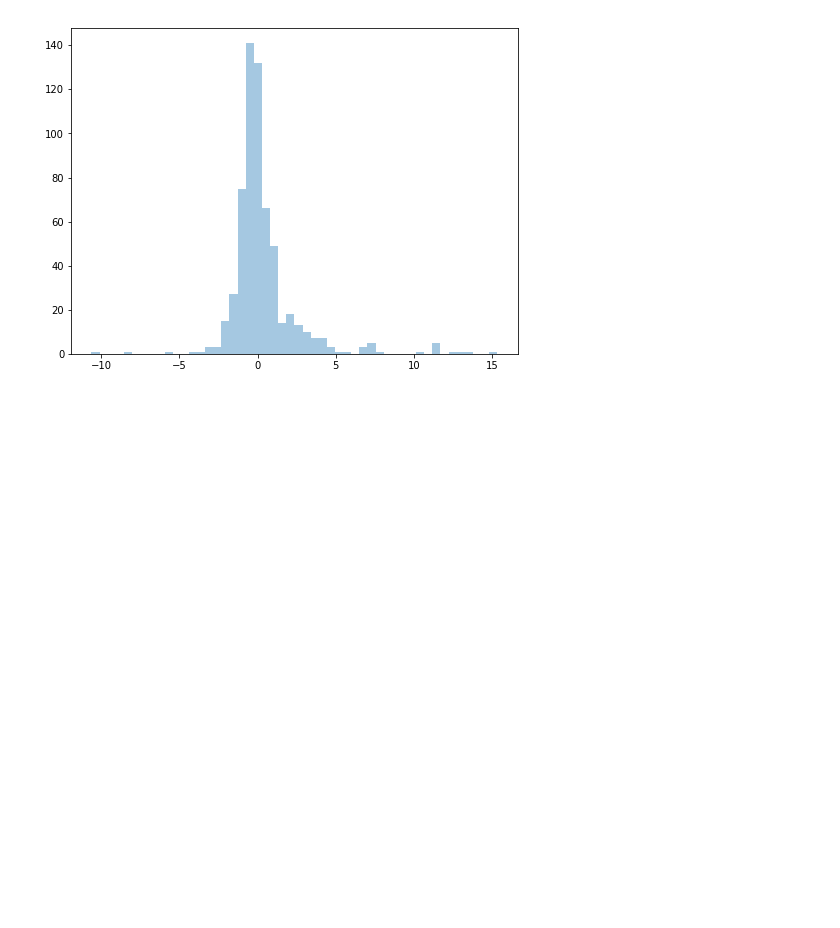
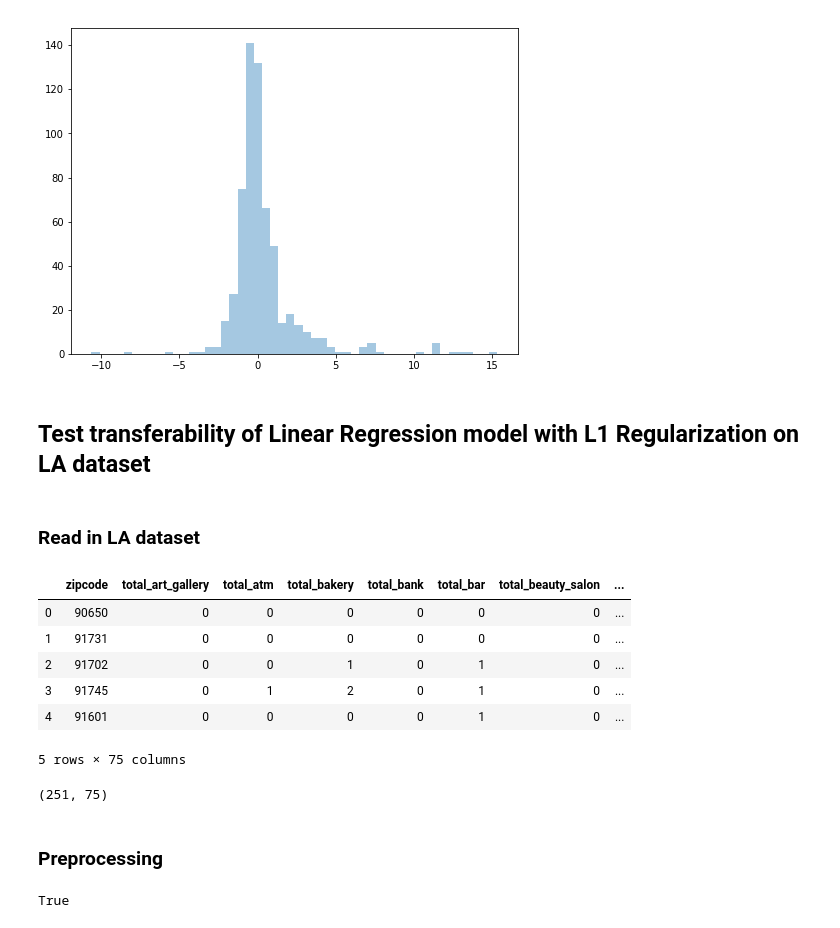
Before and after one commit to FredaXin/capstone, a Jupyter notebook: code/05_03_modeling_phase_3_generalization.ipynb, the cells around one changed output. Cells and saved outputs as stored; diff of their text form; code cells hidden in the pictures; blank space fills up the shorter version.

```diff
--- a/code/05_03_modeling_phase_3_generalization.ipynb
+++ b/code/05_03_modeling_phase_3_generalization.ipynb
@@ -749,3 +749,25 @@ plt.figure(figsize=(8, 6))
 sns.distplot(resids, kde = False);
 # %% [output]
 [figure]
+# %% [markdown]
+## Test transferability  of Linear Regression model with L1 Regularization on LA dataset
+# %% [markdown]
+### Read in LA dataset
+# %%
+df_la = pd.read_csv(f'../data/final_la_agg.csv')
+# %%
+df_la.head()
+# %% [output]
+|  | zipcode | total_art_gallery | total_atm | total_bakery | total_bank | total_bar | total_beauty_salon | ... |
+| 0 | 90650 | 0 | 0 | 0 | 0 | 0 | 0 | ... |
+| 1 | 91731 | 0 | 0 | 0 | 0 | 0 | 0 | ... |
+| 2 | 91702 | 0 | 0 | 1 | 0 | 1 | 0 | ... |
+| 3 | 91745 | 0 | 1 | 2 | 0 | 1 | 0 | ... |
+| 4 | 91601 | 0 | 0 | 0 | 0 | 1 | 0 | ... |
+5 rows × 75 columns
+# %%
+df_la.shape
+# %% [output]
+(251, 75)
+# %% [markdown]
+### Preprocessing
@@ -751,0 +781,8 @@ sns.distplot(resids, kde = False);
+# %%
+# Check if two dataframe cols are equal
+# Reference: https://stackoverflow.com/a/12813909
+def checkEqual(L1, L2):
+    return len(L1) == len(L2) and sorted(L1) == sorted(L2)
+checkEqual(df_ny_state.columns, df_la.columns)
+# %% [output]
+True
```
Also changed, not shown: parts of 37 cells of this notebook.
